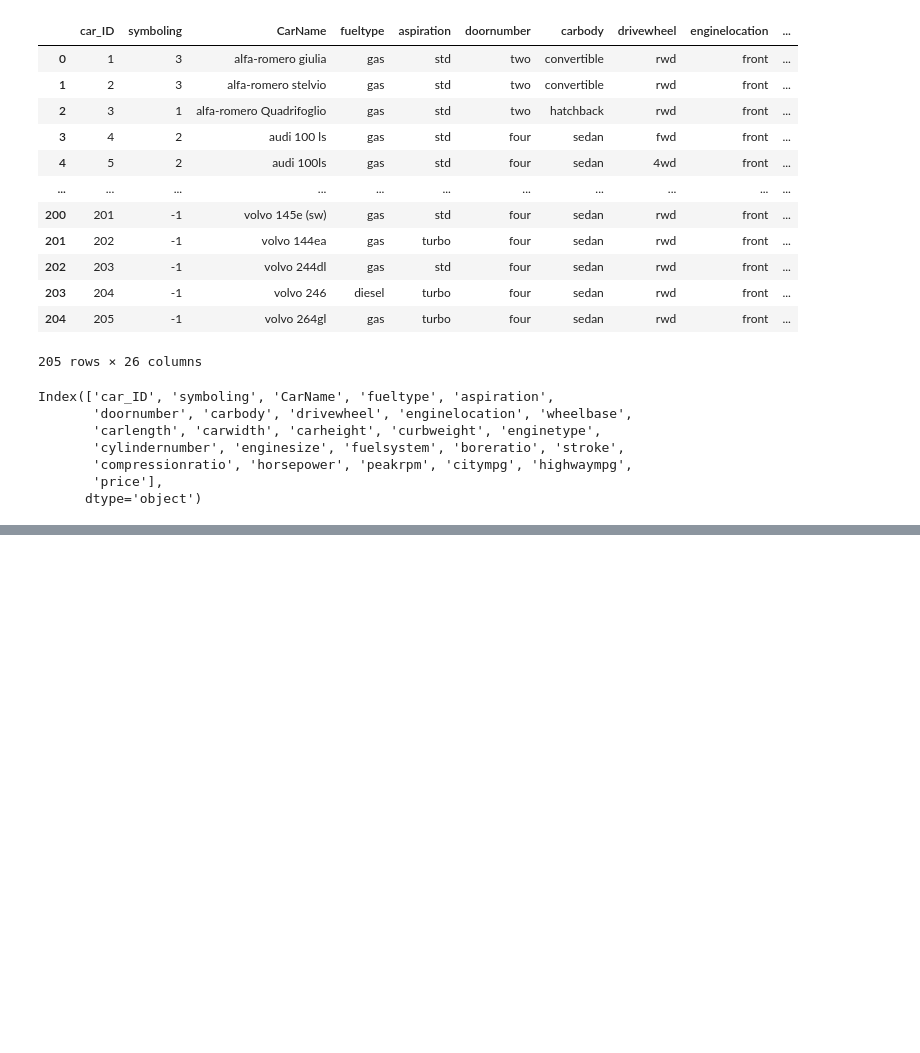
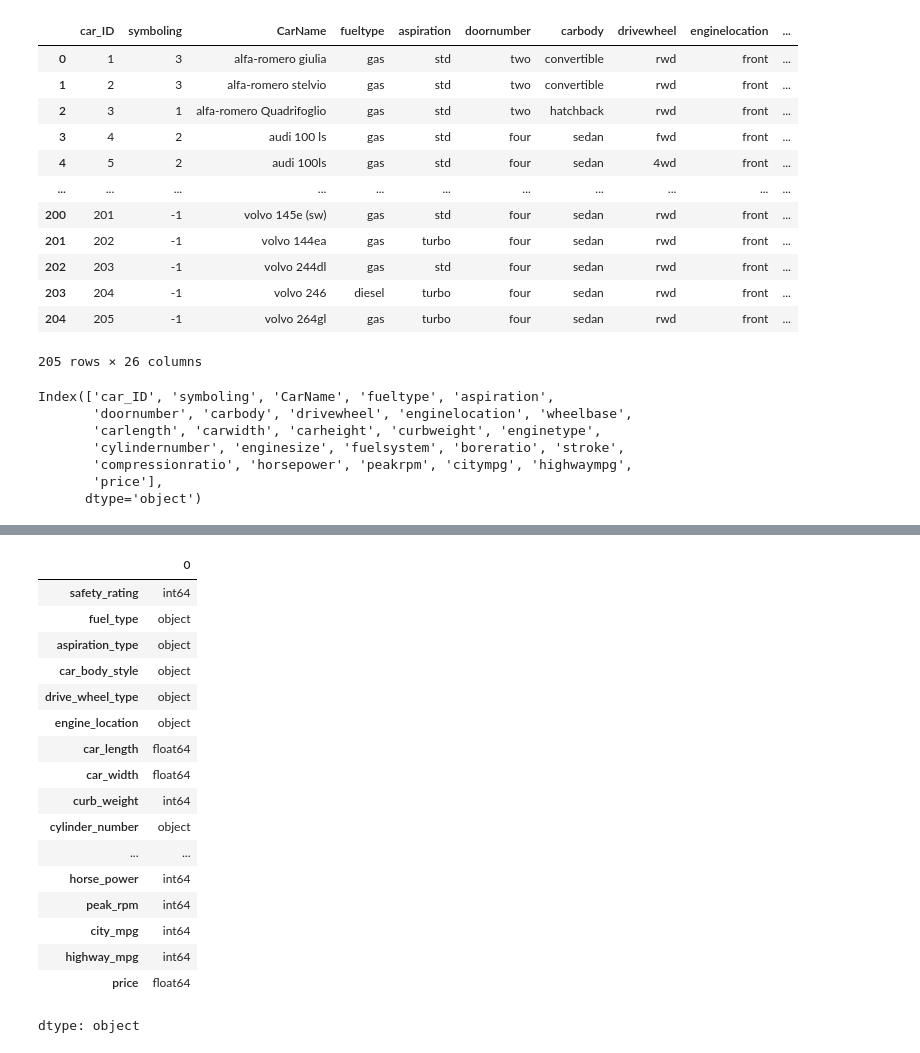
Before and after one commit to juma-paul/deep_learning, a Jupyter notebook: LinearRegressionAsASingleNeuronNN.ipynb, the cells around one changed output, grey strips where cells are left out. Saved outputs shown, nothing was run; the diff lists cells and outputs as text; code cells hidden in the pictures; blank space fills up the shorter version.

```diff
--- a/LinearRegressionAsASingleNeuronNN.ipynb
+++ b/LinearRegressionAsASingleNeuronNN.ipynb
@@ -286,0 +329,21 @@ Index(['car_ID', 'symboling', 'CarName', 'fueltype', 'aspiration',
+# %%
+data.dtypes
+# %% [output]
+|  | 0 |
+| safety_rating | int64 |
+| fuel_type | object |
+| aspiration_type | object |
+| car_body_style | object |
+| drive_wheel_type | object |
+| engine_location | object |
+| car_length | float64 |
+| car_width | float64 |
+| curb_weight | int64 |
+| cylinder_number | object |
+| ... | ... |
+| horse_power | int64 |
+| peak_rpm | int64 |
+| city_mpg | int64 |
+| highway_mpg | int64 |
+| price | float64 |
+dtype: object
```
Also changed, not shown: parts of 3 cells of this notebook.
